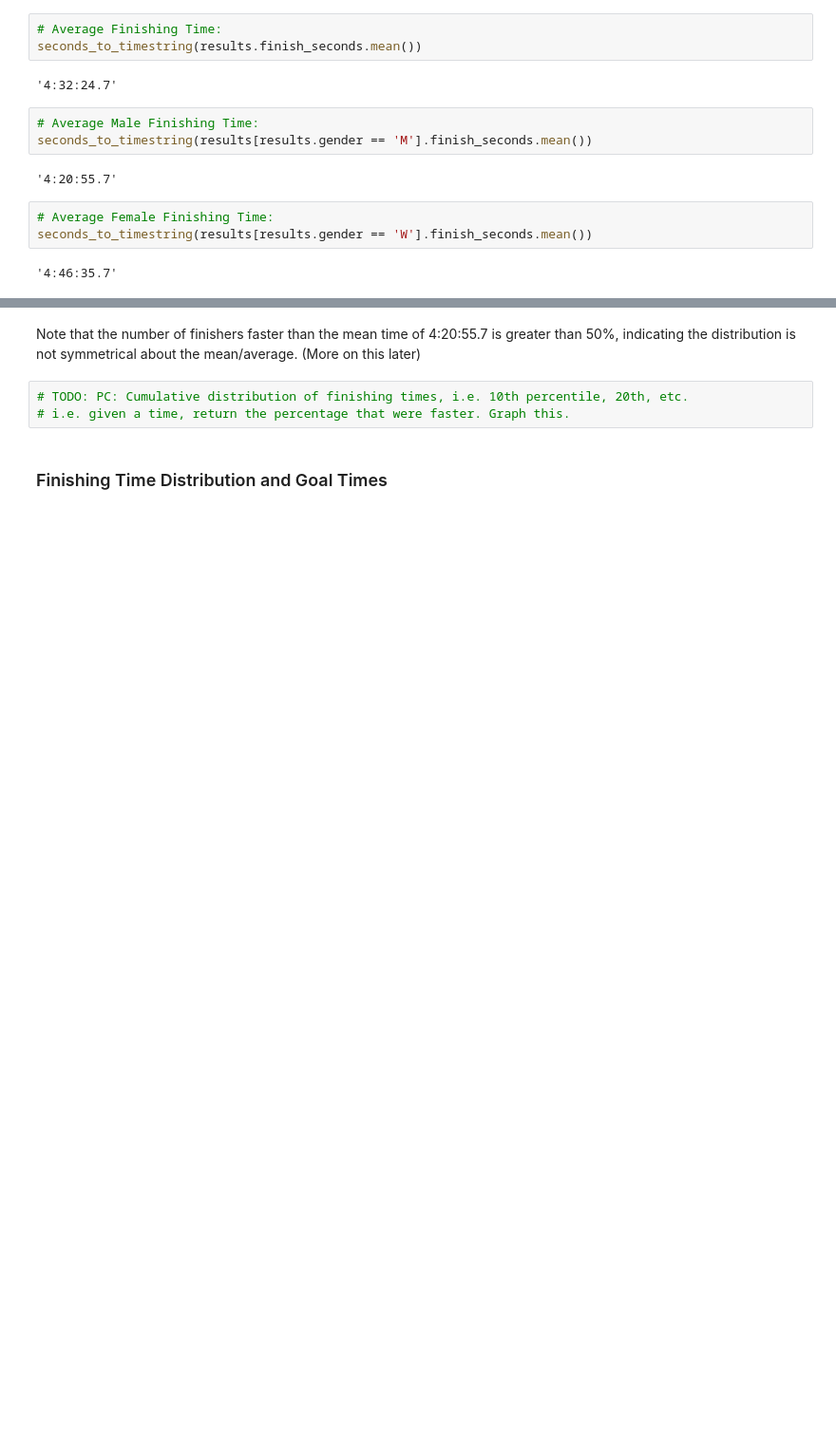
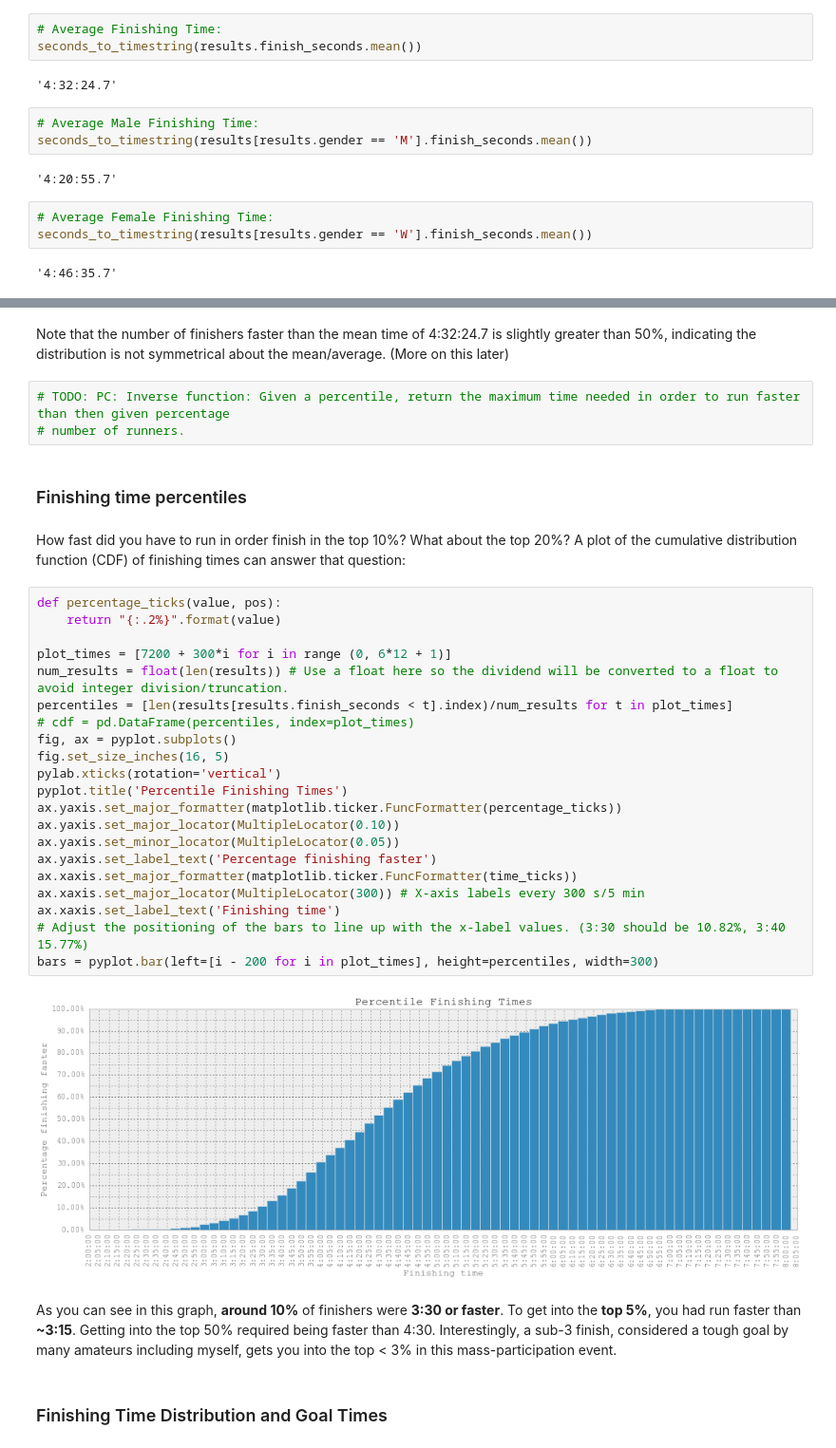
Before and after one commit to pchng/cm2013, a Jupyter notebook: 2013 Chicago Marathon Analysis.ipynb, the cells around one changed output, grey strips where cells are left out. Shown: that part at 95% size. Saved outputs shown, nothing was run; the diff lists cells and outputs as text; blank space fills up the shorter version.

```diff
--- a/2013 Chicago Marathon Analysis.ipynb
+++ b/2013 Chicago Marathon Analysis.ipynb
@@ -143,10 +142,39 @@ seconds_to_timestring(results[results.gender == 'W'].finish_seconds.mean())
 # %% [output]
 '53.74%'
 # %% [markdown]
-Note that the number of finishers faster than the mean time of 4:20:55.7 is greater than 50%, indicating the distribution is not symmetrical about the mean/average. (More on this later)
+Note that the number of finishers faster than the mean time of 4:32:24.7 is slightly greater than 50%, indicating the distribution is not symmetrical about the mean/average. (More on this later)
-# %%
-# TODO: PC: Cumulative distribution of finishing times, i.e. 10th percentile, 20th, etc.
-# i.e. given a time, return the percentage that were faster. Graph this.
+# %%
+# TODO: PC: Inverse function: Given a percentile, return the maximum time needed in order to run faster than then given percentage
+# number of runners.
+# %% [markdown]
+### Finishing time percentiles
+# %% [markdown]
+How fast did you have to run in order finish in the top 10%? What about the top 20%? A plot of the cumulative distribution function (CDF) of finishing times can answer that question:
+# %%
+def percentage_ticks(value, pos):
+    return "{:.2%}".format(value)
+
+plot_times = [7200 + 300*i for i in range (0, 6*12 + 1)]
+num_results = float(len(results)) # Use a float here so the dividend will be converted to a float to avoid integer division/truncation.
+percentiles = [len(results[results.finish_seconds < t].index)/num_results for t in plot_times]
+# cdf = pd.DataFrame(percentiles, index=plot_times)
+fig, ax = pyplot.subplots()
+fig.set_size_inches(16, 5)
+pylab.xticks(rotation='vertical')
+pyplot.title('Percentile Finishing Times')
+ax.yaxis.set_major_formatter(matplotlib.ticker.FuncFormatter(percentage_ticks))
+ax.yaxis.set_major_locator(MultipleLocator(0.10))
+ax.yaxis.set_minor_locator(MultipleLocator(0.05))
+ax.yaxis.set_label_text('Percentage finishing faster')
+ax.xaxis.set_major_formatter(matplotlib.ticker.FuncFormatter(time_ticks))
+ax.xaxis.set_major_locator(MultipleLocator(300)) # X-axis labels every 300 s/5 min
+ax.xaxis.set_label_text('Finishing time')
+# Adjust the positioning of the bars to line up with the x-label values. (3:30 should be 10.82%, 3:40 15.77%)
+bars = pyplot.bar(left=[i - 200 for i in plot_times], height=percentiles, width=300)
+# %% [output]
+[figure, added]
+# %% [markdown]
+As you can see in this graph, **around 10%** of finishers were **3:30 or faster**. To get into the **top 5%**, you had run faster than **~3:15**. Getting into the top 50% required being faster than 4:30.  Interestingly, a sub-3 finish, considered a tough goal by many amateurs including myself, gets you into the top < 3% in this mass-participation event.
 # %% [markdown]
 ### Finishing Time Distribution and Goal Times
 # %% [markdown]
```
Also changed, not shown: parts of 7 cells of this notebook.
